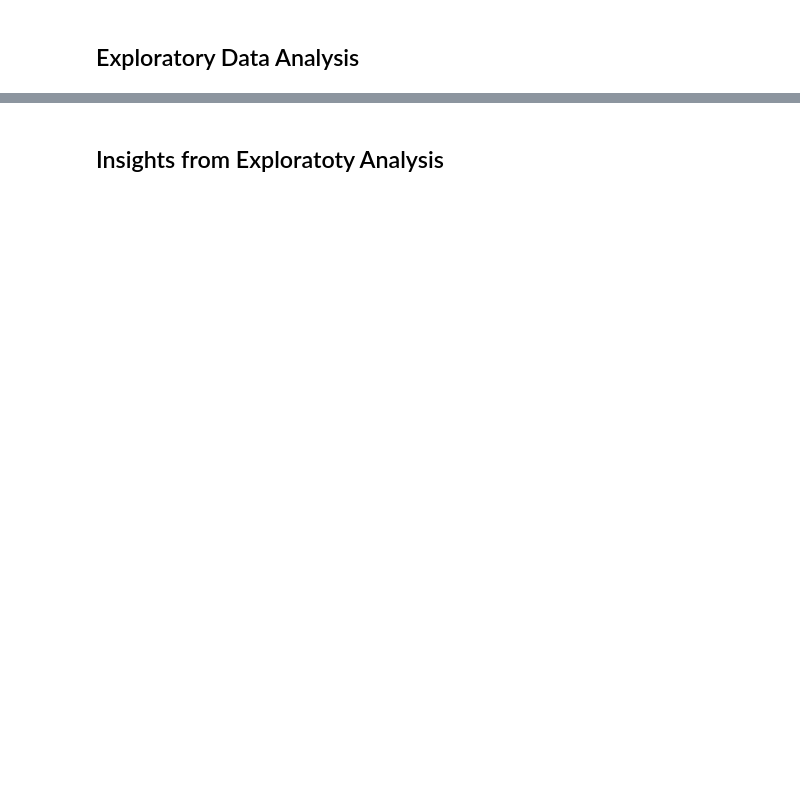
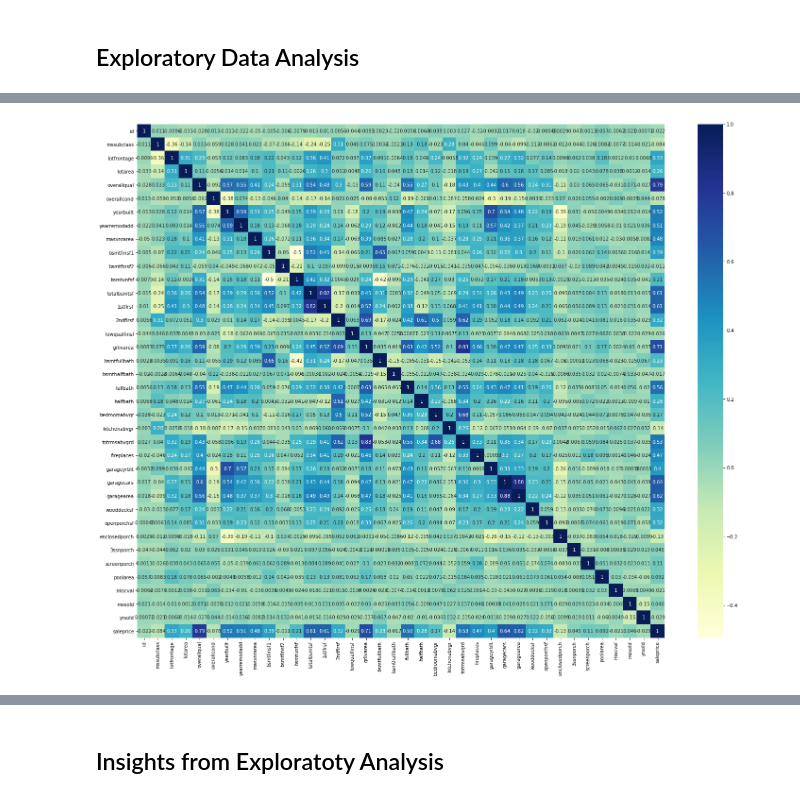
Before and after one commit to manlikesolomon/HousePricePrediction, a Jupyter notebook: HousePricePrediction.ipynb, the cells around one changed output, grey strips where cells are left out. Saved outputs shown, nothing was run; the diff lists cells and outputs as text; code cells hidden in the pictures; blank space fills up the shorter version.

```diff
--- a/HousePricePrediction.ipynb
+++ b/HousePricePrediction.ipynb
@@ -190,0 +193,6 @@ Text(0, 0.5, 'Count')
+# %%
+# using a heatmap to check for the variables with the higest corrolation with the target variable
+plt.figure(figsize=(25,20))
+sns.heatmap(df_train.corr(),cmap="YlGnBu",annot=True);
+# %% [output]
+[figure, added]
```
Also changed, not shown: parts of 26 cells of this notebook.
